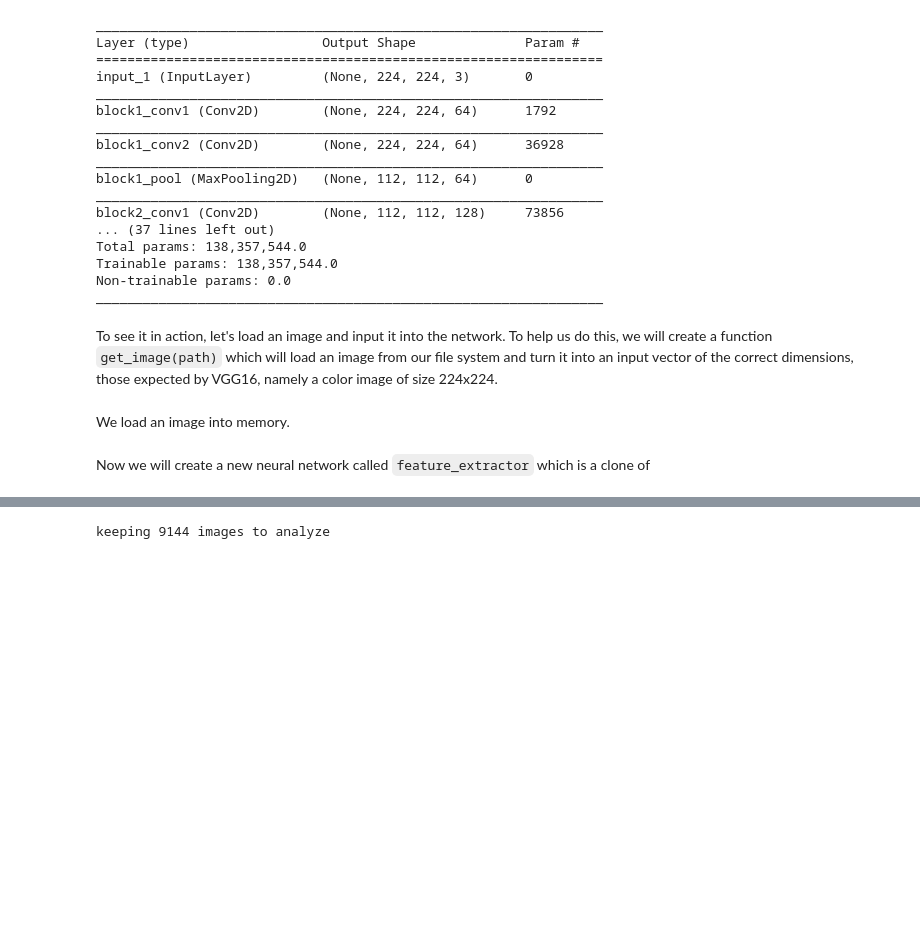
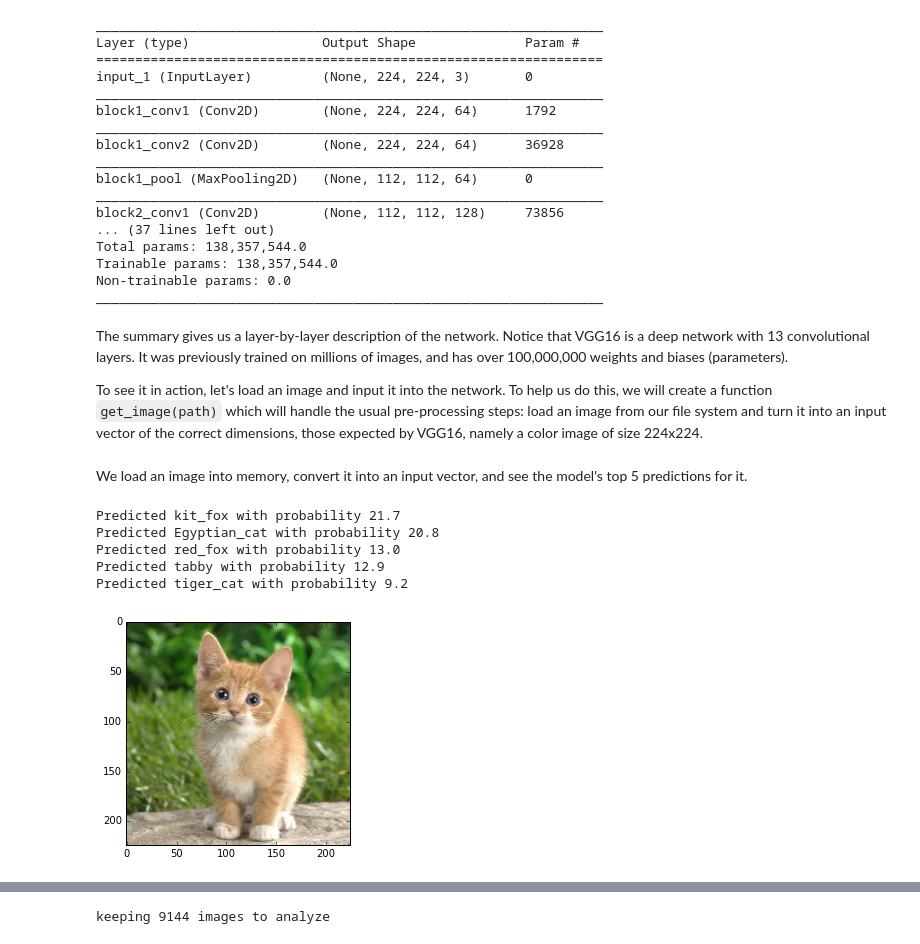
Before and after one commit to ml4a/ml4a, a Jupyter notebook: notebooks/image-search.ipynb, the cells around one changed output, grey strips where cells are left out. Drawn from its saved outputs; the diff is of its cells as text; code cells hidden in the pictures; blank space fills up the shorter version.

```diff
--- a/notebooks/image-search.ipynb
+++ b/notebooks/image-search.ipynb
@@ -176,8 +38,0 @@ Now we will go through every image, and extract its activations. The activations
-# %%
-activations = []
-for idx,image_path in enumerate(images):
-    if idx%100==0:
-        print "getting activations for %d/%d %s" % (idx+1, len(images), image_path)
-    image = get_image(image_path);
-    acts = model.predict(image)[0]
-    activations.append(acts)
@@ -343,5 +62,7 @@ Trainable params: 138,357,544.0
 Non-trainable params: 0.0
 _________________________________________________________________
 # %% [markdown]
-To see it in action, let's load an image and input it into the network. To help us do this, we will create a function `get_image(path)` which will load an image from our file system and turn it into an input vector of the correct dimensions, those expected by VGG16, namely a color image of size 224x224.
+The summary gives us a layer-by-layer description of the network. Notice that VGG16 is a deep network with 13 convolutional layers. It was previously trained on millions of images, and has over 100,000,000 weights and biases (parameters).
+
+To see it in action, let's load an image and input it into the network. To help us do this, we will create a function `get_image(path)` which will handle the usual pre-processing steps: load an image from our file system and turn it into an input vector of the correct dimensions, those expected by VGG16, namely a color image of size 224x224.
 # %%
@@ -354,4 +76,15 @@ def get_image(path):
-# %% [markdown]
-We load an image into memory.
-# %% [markdown]
-Now we will create a new neural network called `feature_extractor` which is a clone of
+# %% [markdown]
+We load an image into memory, convert it into an input vector, and see the model's top 5 predictions for it.
+# %%
+img, x = get_image("../assets/kitty.jpg")
+predictions = model.predict(x)
+imshow(img)
+for pred in decode_predictions(predictions)[0]:
+    print("predicted %s with probability %0.3f" % (pred[1], pred[2]))
+# %% [output]
+Predicted kit_fox with probability 21.7
+Predicted Egyptian_cat with probability 20.8
+Predicted red_fox with probability 13.0
+Predicted tabby with probability 12.9
+Predicted tiger_cat with probability 9.2
+[figure, added]
```
Also changed, not shown: parts of 50 cells of this notebook.
